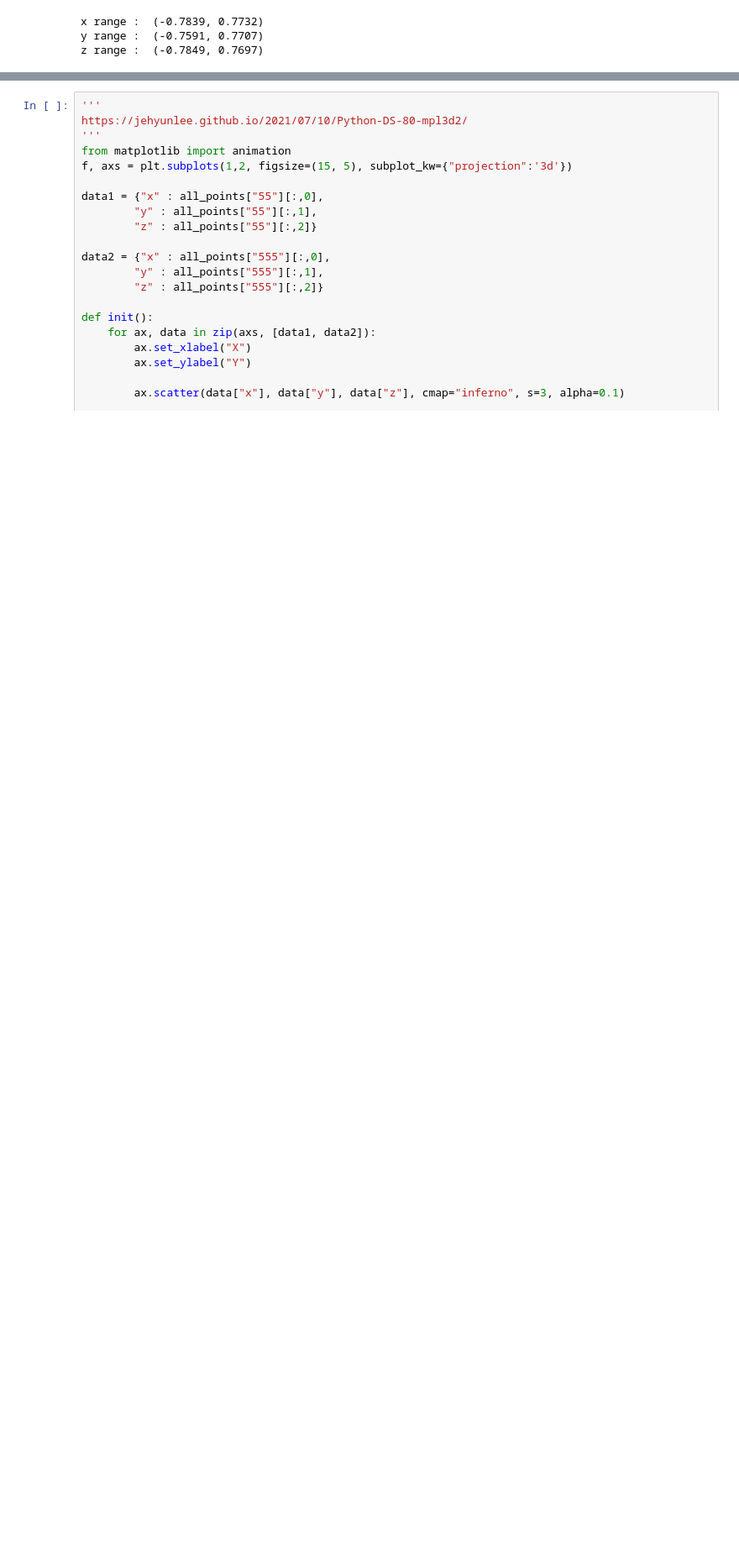
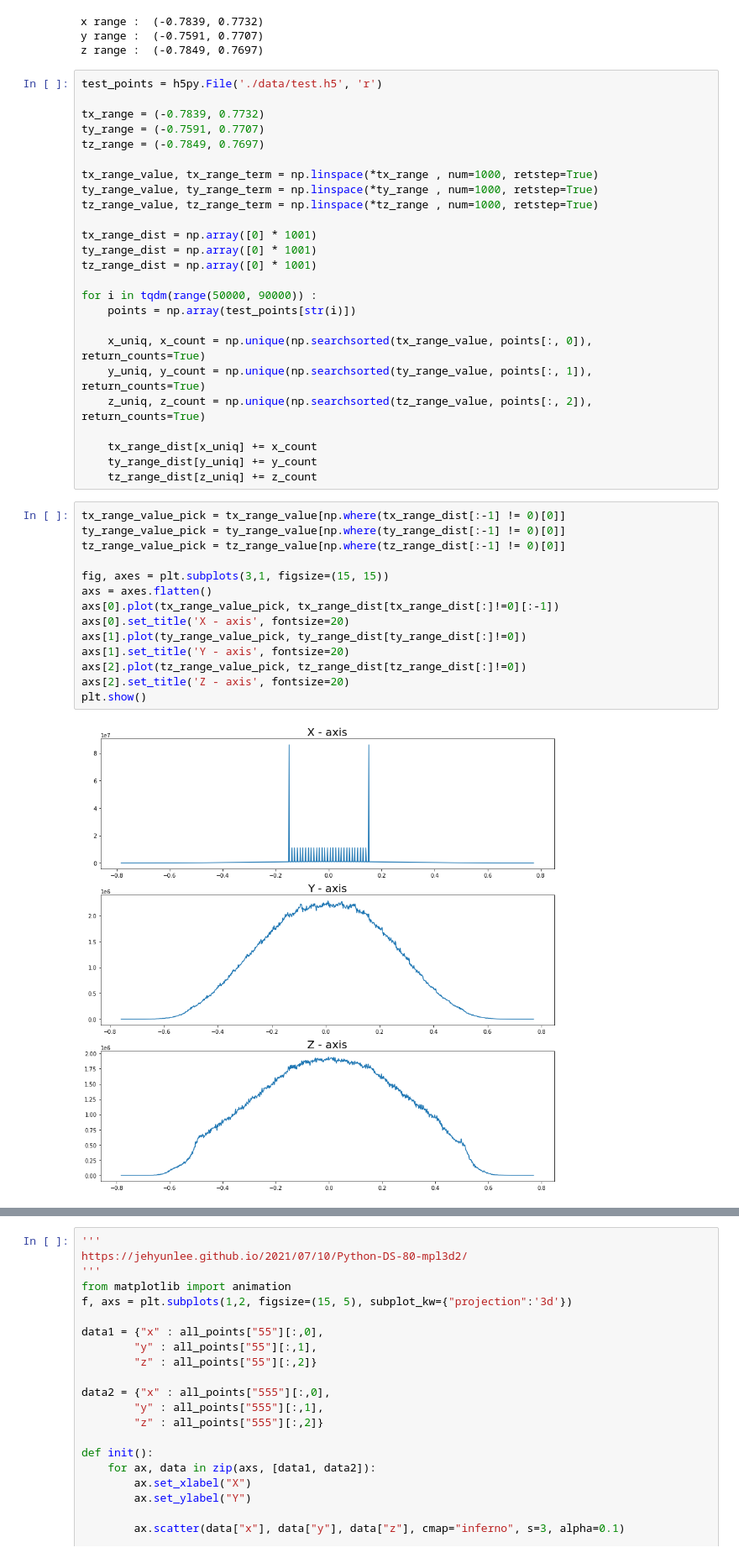
Before and after one commit to quhb2455/toy, a Jupyter notebook: 3D_Number_Image_Classification/EDA.ipynb, the cells around one changed output, grey strips where cells are left out. Shown at 84% size. Drawn from its saved outputs; the diff is of its cells as text; blank space fills up the shorter version.

```diff
--- a/3D_Number_Image_Classification/EDA.ipynb
+++ b/3D_Number_Image_Classification/EDA.ipynb
@@ -329,3 +389,44 @@ print("z range : ",zrange)
 x range :  (-0.7839, 0.7732)
 y range :  (-0.7591, 0.7707)
 z range :  (-0.7849, 0.7697)
+# %%
+test_points = h5py.File('./data/test.h5', 'r')
+
+tx_range = (-0.7839, 0.7732)
+ty_range = (-0.7591, 0.7707)
+tz_range = (-0.7849, 0.7697)
+
+tx_range_value, tx_range_term = np.linspace(*tx_range , num=1000, retstep=True)
+ty_range_value, ty_range_term = np.linspace(*ty_range , num=1000, retstep=True)
+tz_range_value, tz_range_term = np.linspace(*tz_range , num=1000, retstep=True)
+
+tx_range_dist = np.array([0] * 1001)
+ty_range_dist = np.array([0] * 1001)
+tz_range_dist = np.array([0] * 1001)
+
+for i in tqdm(range(50000, 90000)) :
+    points = np.array(test_points[str(i)])
+
+    x_uniq, x_count = np.unique(np.searchsorted(tx_range_value, points[:, 0]), return_counts=True)
+    y_uniq, y_count = np.unique(np.searchsorted(ty_range_value, points[:, 1]), return_counts=True)
+    z_uniq, z_count = np.unique(np.searchsorted(tz_range_value, points[:, 2]), return_counts=True)
+
+    tx_range_dist[x_uniq] += x_count
+    ty_range_dist[y_uniq] += y_count
+    tz_range_dist[z_uniq] += z_count
+# %%
+tx_range_value_pick = tx_range_value[np.where(tx_range_dist[:-1] != 0)[0]]
+ty_range_value_pick = ty_range_value[np.where(ty_range_dist[:-1] != 0)[0]]
+tz_range_value_pick = tz_range_value[np.where(tz_range_dist[:-1] != 0)[0]]
+
+fig, axes = plt.subplots(3,1, figsize=(15, 15))
+axs = axes.flatten()
+axs[0].plot(tx_range_value_pick, tx_range_dist[tx_range_dist[:]!=0][:-1])
+axs[0].set_title('X - axis', fontsize=20)
+axs[1].plot(ty_range_value_pick, ty_range_dist[ty_range_dist[:]!=0])
+axs[1].set_title('Y - axis', fontsize=20)
+axs[2].plot(tz_range_value_pick, tz_range_dist[tz_range_dist[:]!=0])
+axs[2].set_title('Z - axis', fontsize=20)
+plt.show()
+# %% [output]
+[figure, added]
```
Also changed, not shown: parts of 25 cells of this notebook, 1 other file.
